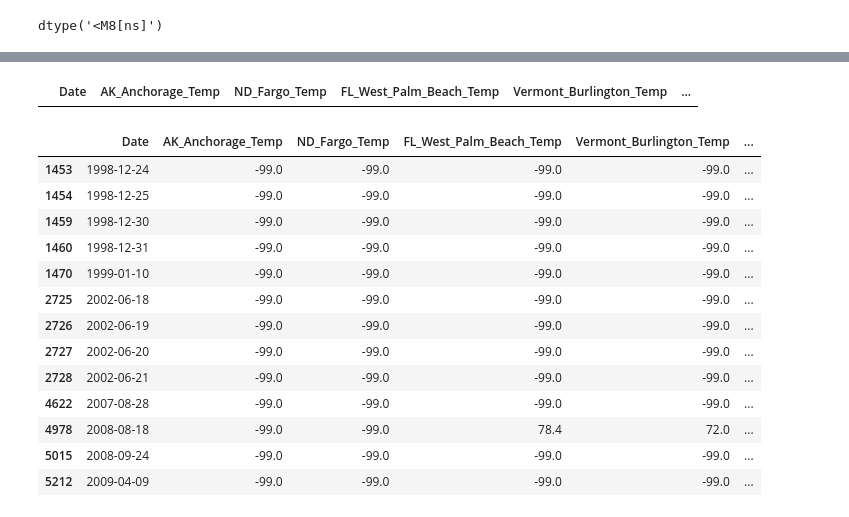
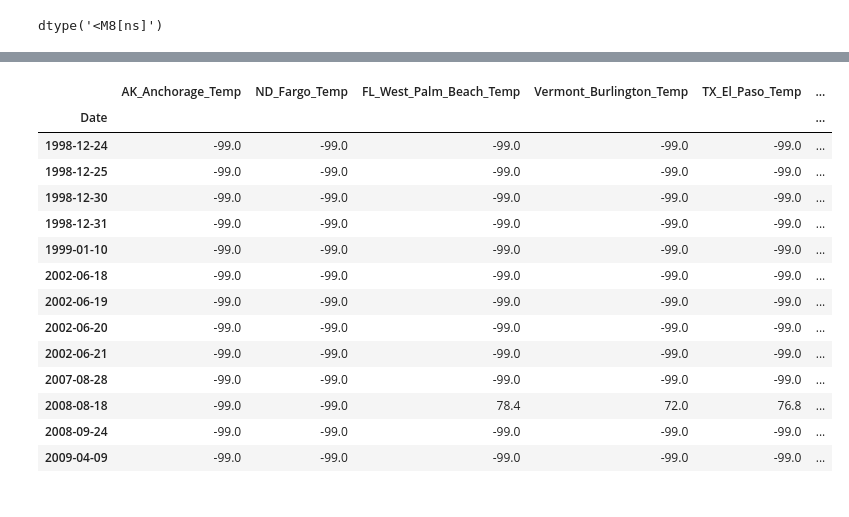
Before and after one commit to nshang88/Capstone-Projects, a Jupyter notebook: Climate_change.ipynb, the cells around one changed output, grey strips where cells are left out. Cells and saved outputs as stored; diff of their text form; code cells hidden in the pictures.

```diff
--- a/Climate_change.ipynb
+++ b/Climate_change.ipynb
@@ -106,24 +121,20 @@ dtype('<M8[ns]')
 # %%
 # Find the outliers in the temperature data
-# %%
-climate_check=climate_data[(climate_data.iloc[:,1:12]<-50)]
-climate_check.dropna()
-# %% [output]
-|  | Date | AK_Anchorage_Temp | ND_Fargo_Temp | FL_West_Palm_Beach_Temp | Vermont_Burlington_Temp | ... |
 # %%
-climate_data[climate_data['AK_Anchorage_Temp']<-50]
+climate_data[climate_data['AK_Anchorage_Temp']<-60]
 # %% [output]
-|  | Date | AK_Anchorage_Temp | ND_Fargo_Temp | FL_West_Palm_Beach_Temp | Vermont_Burlington_Temp | ... |
-| 1453 | 1998-12-24 | -99.0 | -99.0 | -99.0 | -99.0 | ... |
-| 1454 | 1998-12-25 | -99.0 | -99.0 | -99.0 | -99.0 | ... |
-| 1459 | 1998-12-30 | -99.0 | -99.0 | -99.0 | -99.0 | ... |
-| 1460 | 1998-12-31 | -99.0 | -99.0 | -99.0 | -99.0 | ... |
-| 1470 | 1999-01-10 | -99.0 | -99.0 | -99.0 | -99.0 | ... |
-| 2725 | 2002-06-18 | -99.0 | -99.0 | -99.0 | -99.0 | ... |
-| 2726 | 2002-06-19 | -99.0 | -99.0 | -99.0 | -99.0 | ... |
-| 2727 | 2002-06-20 | -99.0 | -99.0 | -99.0 | -99.0 | ... |
-| 2728 | 2002-06-21 | -99.0 | -99.0 | -99.0 | -99.0 | ... |
-| 4622 | 2007-08-28 | -99.0 | -99.0 | -99.0 | -99.0 | ... |
-| 4978 | 2008-08-18 | -99.0 | -99.0 | 78.4 | 72.0 | ... |
-| 5015 | 2008-09-24 | -99.0 | -99.0 | -99.0 | -99.0 | ... |
-| 5212 | 2009-04-09 | -99.0 | -99.0 | -99.0 | -99.0 | ... |
+|  | AK_Anchorage_Temp | ND_Fargo_Temp | FL_West_Palm_Beach_Temp | Vermont_Burlington_Temp | TX_El_Paso_Temp | ... |
+| Date |  |  |  |  |  | ... |
+| 1998-12-24 | -99.0 | -99.0 | -99.0 | -99.0 | -99.0 | ... |
+| 1998-12-25 | -99.0 | -99.0 | -99.0 | -99.0 | -99.0 | ... |
+| 1998-12-30 | -99.0 | -99.0 | -99.0 | -99.0 | -99.0 | ... |
+| 1998-12-31 | -99.0 | -99.0 | -99.0 | -99.0 | -99.0 | ... |
+| 1999-01-10 | -99.0 | -99.0 | -99.0 | -99.0 | -99.0 | ... |
+| 2002-06-18 | -99.0 | -99.0 | -99.0 | -99.0 | -99.0 | ... |
+| 2002-06-19 | -99.0 | -99.0 | -99.0 | -99.0 | -99.0 | ... |
+| 2002-06-20 | -99.0 | -99.0 | -99.0 | -99.0 | -99.0 | ... |
+| 2002-06-21 | -99.0 | -99.0 | -99.0 | -99.0 | -99.0 | ... |
+| 2007-08-28 | -99.0 | -99.0 | -99.0 | -99.0 | -99.0 | ... |
+| 2008-08-18 | -99.0 | -99.0 | 78.4 | 72.0 | 76.8 | ... |
+| 2008-09-24 | -99.0 | -99.0 | -99.0 | -99.0 | -99.0 | ... |
+| 2009-04-09 | -99.0 | -99.0 | -99.0 | -99.0 | -99.0 | ... |
```
Also changed, not shown: parts of 17 cells of this notebook.
